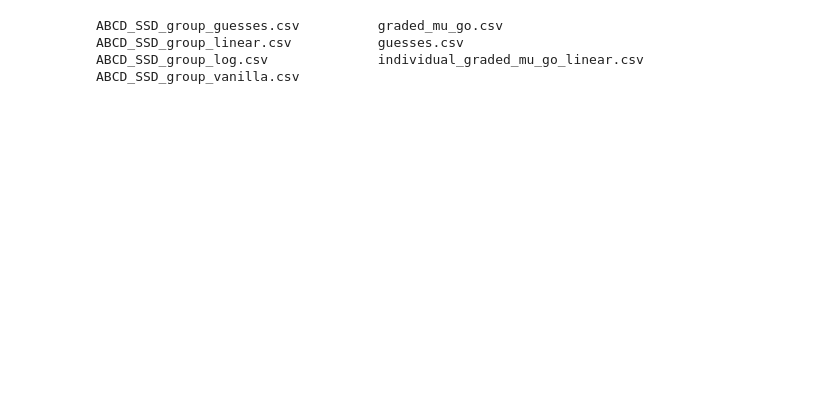
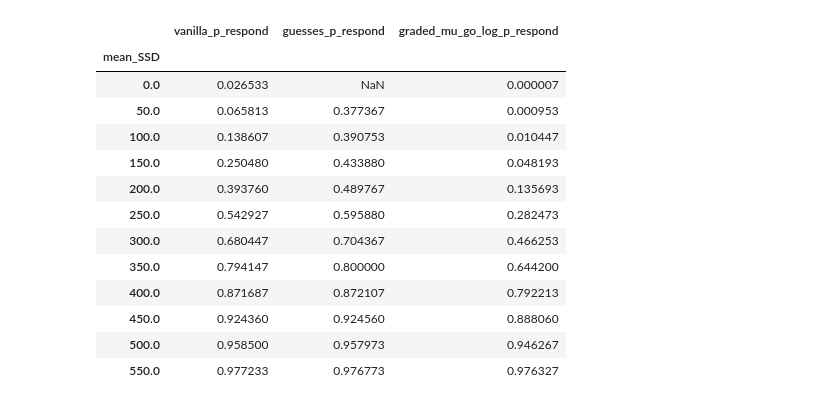
Before and after one commit to henrymj/ABCD_simulations, a Jupyter notebook: visualize_SSRTs_by_SSD.ipynb, the cells around one changed output. Drawn from its saved outputs; the diff is of its cells as text; code cells hidden in the pictures; blank space fills up the shorter version.

```diff
--- a/visualize_SSRTs_by_SSD.ipynb
+++ b/visualize_SSRTs_by_SSD.ipynb
@@ -287,7 +51,17 @@ eg_data
-# %%
-ls simulated_data
-# %% [output]
-ABCD_SSD_group_guesses.csv          graded_mu_go.csv
-ABCD_SSD_group_linear.csv           guesses.csv
-ABCD_SSD_group_log.csv              individual_graded_mu_go_linear.csv
-ABCD_SSD_group_vanilla.csv
+# %%
+p_respond_df
+# %% [output]
+|  | vanilla_p_respond | guesses_p_respond | graded_mu_go_log_p_respond |
+| mean_SSD |  |  |  |
+| 0.0 | 0.026533 | NaN | 0.000007 |
+| 50.0 | 0.065813 | 0.377367 | 0.000953 |
+| 100.0 | 0.138607 | 0.390753 | 0.010447 |
+| 150.0 | 0.250480 | 0.433880 | 0.048193 |
+| 200.0 | 0.393760 | 0.489767 | 0.135693 |
+| 250.0 | 0.542927 | 0.595880 | 0.282473 |
+| 300.0 | 0.680447 | 0.704367 | 0.466253 |
+| 350.0 | 0.794147 | 0.800000 | 0.644200 |
+| 400.0 | 0.871687 | 0.872107 | 0.792213 |
+| 450.0 | 0.924360 | 0.924560 | 0.888060 |
+| 500.0 | 0.958500 | 0.957973 | 0.946267 |
+| 550.0 | 0.977233 | 0.976773 | 0.976327 |
```
Also changed, not shown: parts of 24 cells of this notebook, 3 other files.
